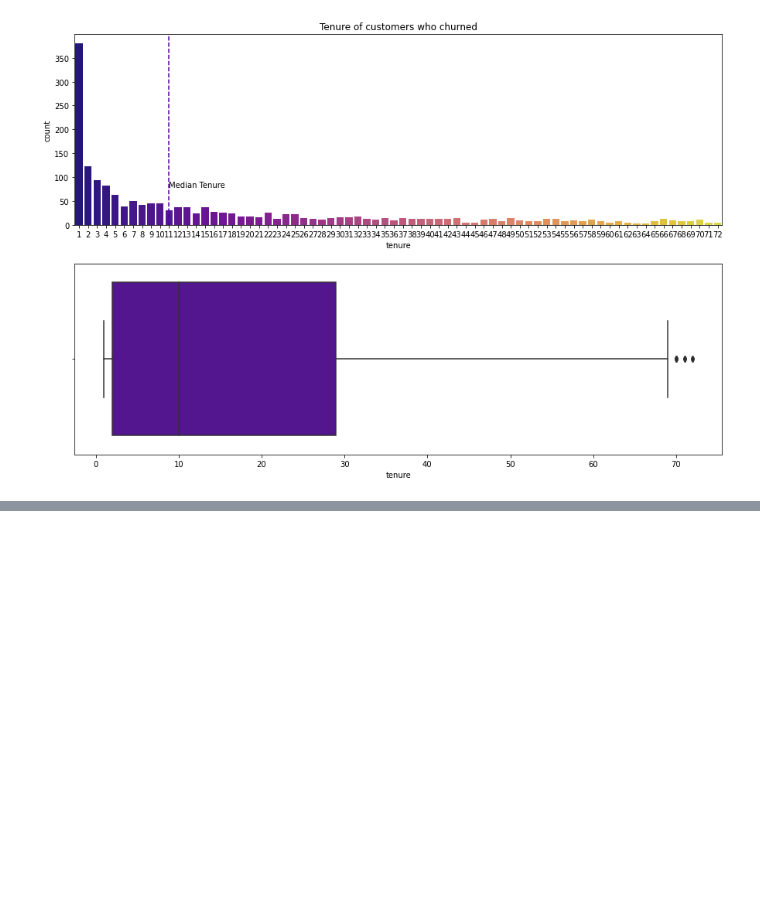
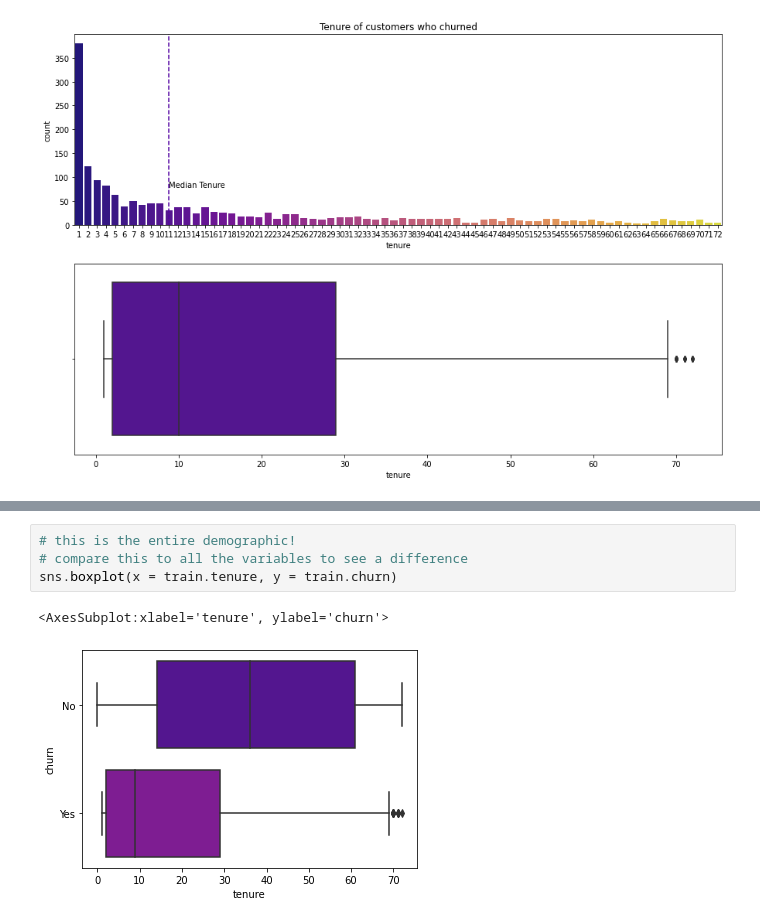
Before and after one commit to HeatherOrtegaMcMillan/telco_churn_classification_project, a Jupyter notebook: inital_project_notebook.ipynb, the cells around one changed output, grey strips where cells are left out. Drawn from its saved outputs; the diff is of its cells as text; blank space fills up the shorter version.

```diff
--- a/inital_project_notebook.ipynb
+++ b/inital_project_notebook.ipynb
@@ -265,0 +315,7 @@ plt.show()
+# %%
+# this is the entire demographic!
+# compare this to all the variables to see a difference
+sns.boxplot(x = train.tenure, y = train.churn)
+# %% [output]
+<AxesSubplot:xlabel='tenure', ylabel='churn'>
+[figure, added]
```
Also changed, not shown: parts of 53 cells of this notebook.
